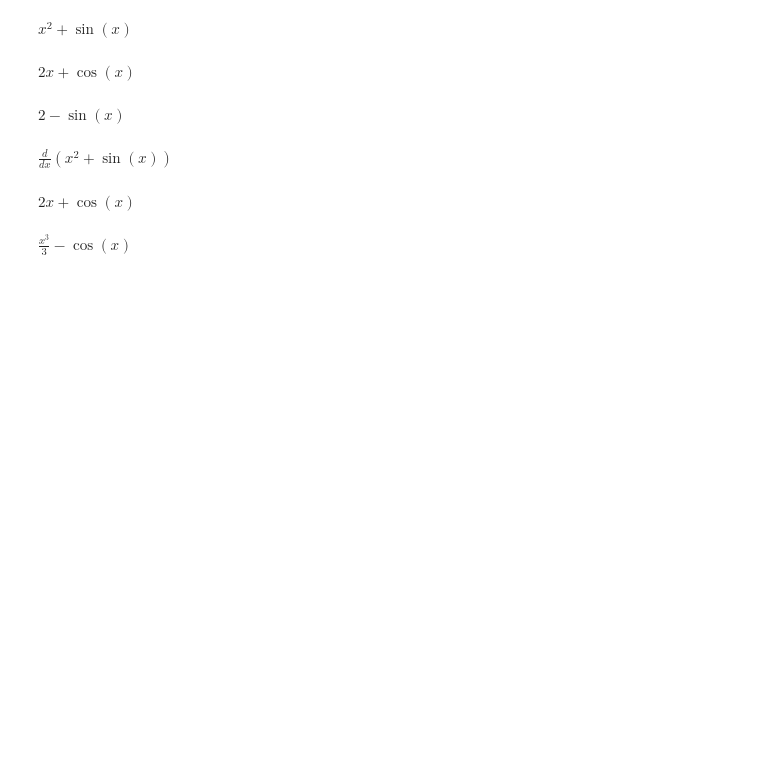
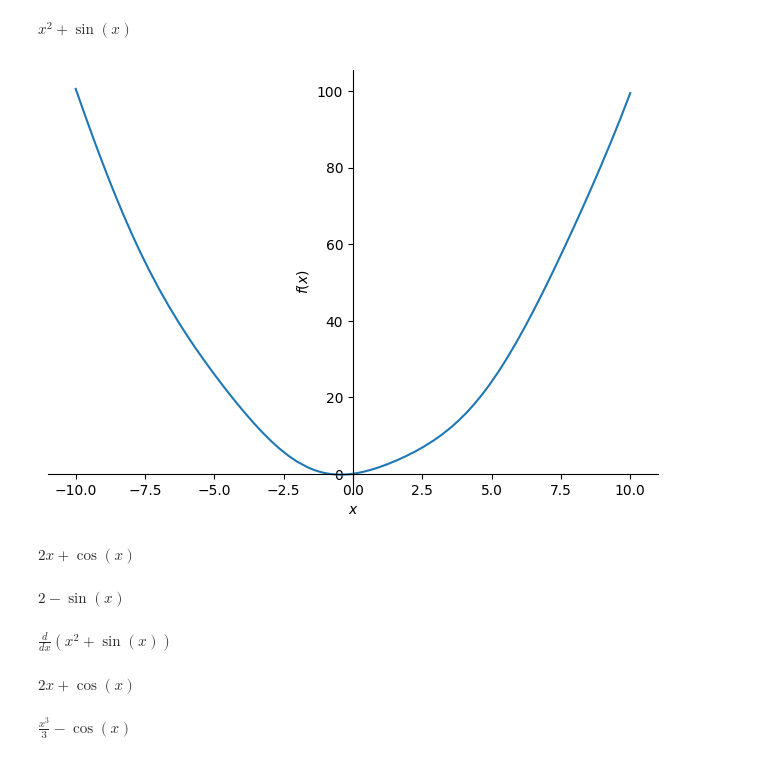
Before and after one commit to Felipe-Pinto/python_para_exatas, a Jupyter notebook: Cálculo com Sympy.ipynb, the cells around one changed output. Drawn from its saved outputs; the diff is of its cells as text; code cells hidden in the pictures; blank space fills up the shorter version.

```diff
--- a/Cálculo com Sympy.ipynb
+++ b/Cálculo com Sympy.ipynb
@@ -15,6 +15,12 @@ x**2+sin(x)
 $\displaystyle x^{2} + \sin{\left(x \right)}$
 # %%
 Eq1=x**2+sin(x)
+# %%
+p1 = plot(Eq1, show=False)
+p1
+p1.show()
+# %% [output]
+[figure, added]
 # %%
 (Eq1).diff(x)
 # %% [output]
```
Also changed, not shown: parts of 58 cells of this notebook.
